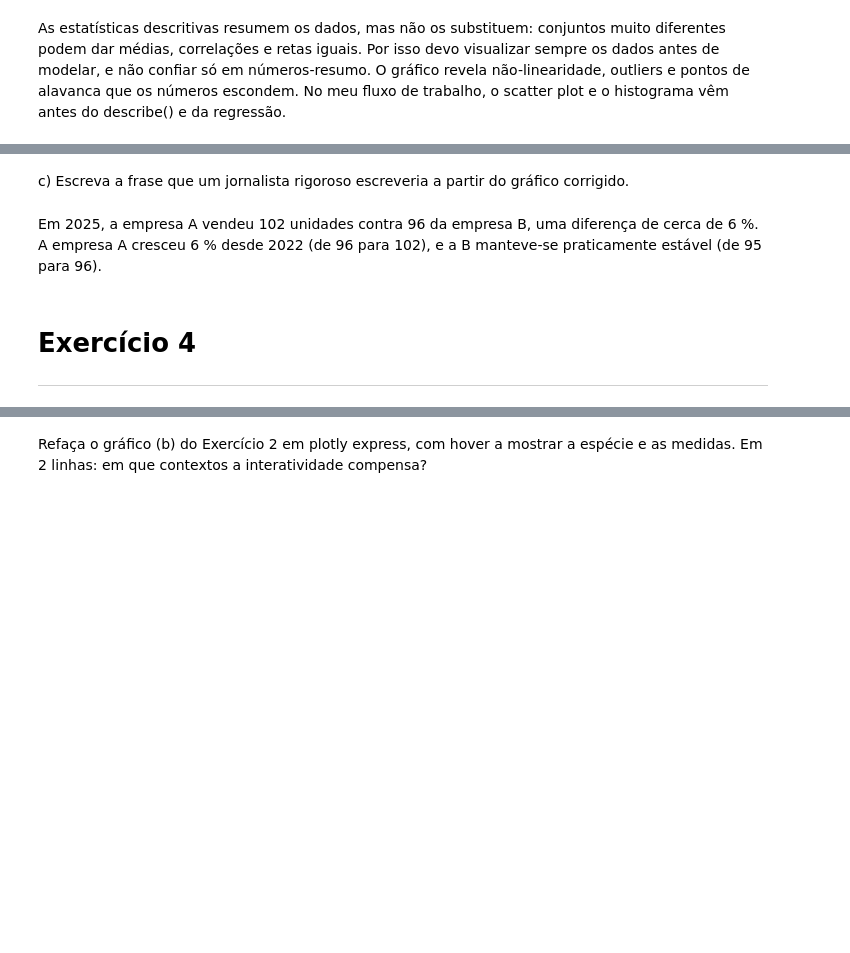
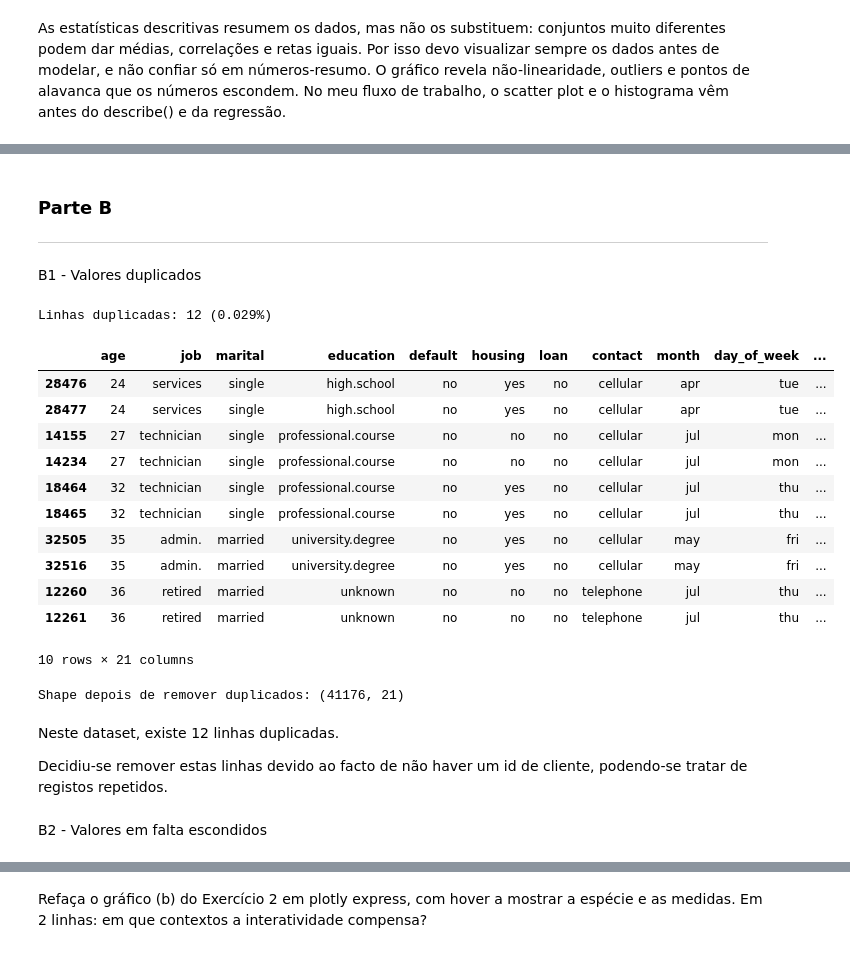
Before and after one commit to adriana1005/analise-mini-proj, a Jupyter notebook: Cópia_de_FP5_53663_LeonorRebola.ipynb, the cells around one changed output, grey strips where cells are left out. Saved outputs shown, nothing was run; the diff lists cells and outputs as text; code cells hidden in the pictures; blank space fills up the shorter version.

```diff
--- a/Cópia_de_FP5_53663_LeonorRebola.ipynb
+++ b/Cópia_de_FP5_53663_LeonorRebola.ipynb
@@ -37,0 +26,7 @@ ordem = ['Adelie', 'Chinstrap', 'Gentoo']
+# %%
+import pandas as pd
+import numpy as np
+import matplotlib.pyplot as plt
+
+df = pd.read_csv('bank-additional-full.csv', sep=';')
+df.shape  # esperado: (41188, 21)
@@ -225,8 +68,37 @@ Usei um gráfico de linhas porque mostra evolução no tempo. O eixo y parte do
-# %% [markdown]
-c) Escreva a frase que um jornalista rigoroso escreveria a partir do gráfico corrigido.
-# %% [markdown]
-Em 2025, a empresa A vendeu 102 unidades contra 96 da empresa B, uma diferença de cerca de 6 %. A empresa A cresceu 6 % desde 2022 (de 96 para 102), e a B manteve-se praticamente estável (de 95 para 96).
-# %% [markdown]
-# **Exercício 4**
-
----
+# %% [markdown]
+### **Parte B**
+
+---
+# %% [markdown]
+B1 - Valores duplicados
+# %%
+n_duplicadas = df.duplicated().sum()
+print(f"Linhas duplicadas: {n_duplicadas} ({n_duplicadas/len(df):.3%})")
+
+# ver as duplicadas (mantém todas as ocorrências)
+df[df.duplicated(keep=False)].sort_values(list(df.columns)).head(10)
+# %% [output]
+Linhas duplicadas: 12 (0.029%)
+|  | age | job | marital | education | default | housing | loan | contact | month | day_of_week | ... |
+| 28476 | 24 | services | single | high.school | no | yes | no | cellular | apr | tue | ... |
+| 28477 | 24 | services | single | high.school | no | yes | no | cellular | apr | tue | ... |
+| 14155 | 27 | technician | single | professional.course | no | no | no | cellular | jul | mon | ... |
+| 14234 | 27 | technician | single | professional.course | no | no | no | cellular | jul | mon | ... |
+| 18464 | 32 | technician | single | professional.course | no | yes | no | cellular | jul | thu | ... |
+| 18465 | 32 | technician | single | professional.course | no | yes | no | cellular | jul | thu | ... |
+| 32505 | 35 | admin. | married | university.degree | no | yes | no | cellular | may | fri | ... |
+| 32516 | 35 | admin. | married | university.degree | no | yes | no | cellular | may | fri | ... |
+| 12260 | 36 | retired | married | unknown | no | no | no | telephone | jul | thu | ... |
+| 12261 | 36 | retired | married | unknown | no | no | no | telephone | jul | thu | ... |
+10 rows × 21 columns
+# %%
+df = df.drop_duplicates().reset_index(drop=True)
+print("Shape depois de remover duplicados:", df.shape)
+# %% [output]
+Shape depois de remover duplicados: (41176, 21)
+# %% [markdown]
+Neste dataset, existe 12 linhas duplicadas.
+
+Decidiu-se remover estas linhas devido ao facto de não haver um id de cliente, podendo-se tratar de registos repetidos.
+# %% [markdown]
+B2 - Valores em falta escondidos
```
Also changed, not shown: parts of 58 cells of this notebook.
